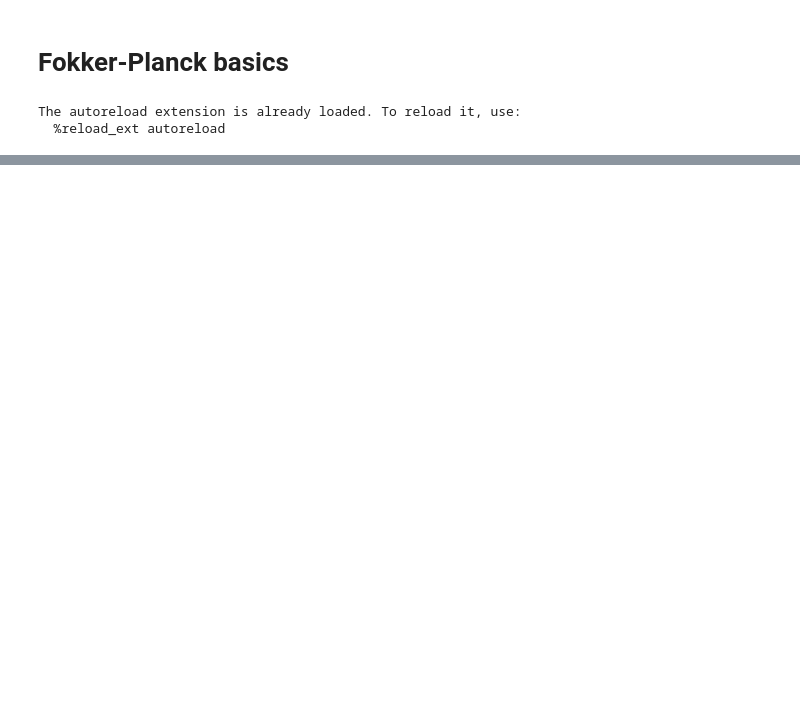
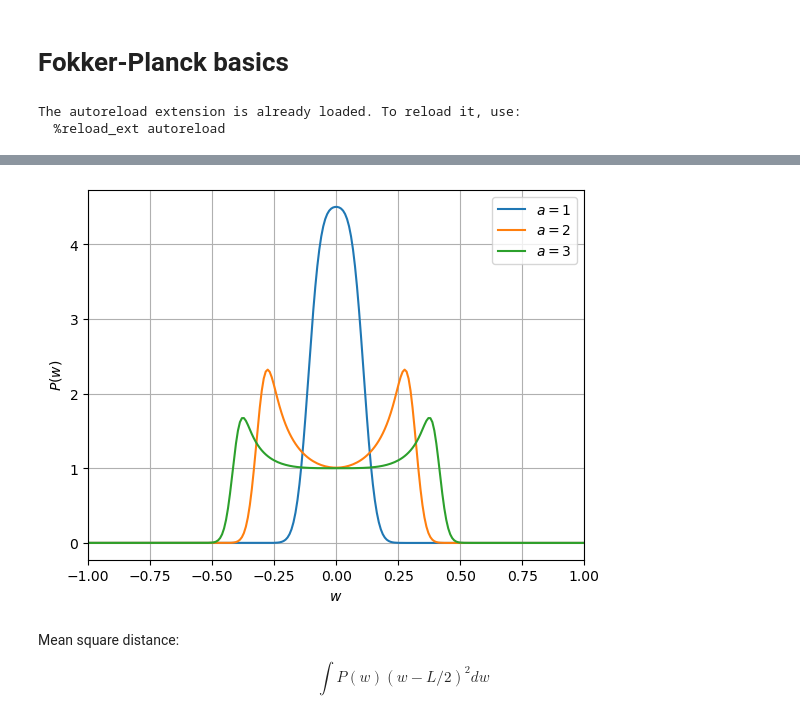
Before and after one commit to Yukee/sgd_fokker_planck, a Jupyter notebook: fokker_planck_basics.ipynb, the cells around one changed output, grey strips where cells are left out. Cells and saved outputs as stored; diff of their text form; code cells hidden in the pictures; blank space fills up the shorter version.

```diff
--- a/fokker_planck_basics.ipynb
+++ b/fokker_planck_basics.ipynb
@@ -17,24 +25,16 @@ The autoreload extension is already loaded. To reload it, use:
 # %%
-def simulate_sing(lr, dt, time, a, t, nw, w_left, w_right, zero_prob_left, zero_prob_right):
+def simulate_sing(std_e, lr, b, dt, time, a, L, nw, w_left, w_right):
     """
-    t: translation of the origin
-    lr: learning rate
-    dt: iterations per unit time
-    time: total time simulated
-    a: half distance between regular and singular minima
-    nw: number of w points
-    w_left, w_right: boundaries of the initial interval
+    a: singularity coefficient
     """
 
-    b = 20
     steps = int(time/dt)
-    v = ve = 1
+    ve = std_e**2.
+    v = 1
 
     w, w0 = sym.symbols('w w0')
     # potential
-    q = (w-t/2)**a
-    # total length of the interval simulated
-    L = t
+    q = (w-L/2)**a
 
-    x, Ps = fp.run(q, nw, lr, v, ve, a, b, L, dt, steps, w_left, w_right, zero_prob_left, zero_prob_right)
+    x, Ps = fp.run(q, nw, lr, v, ve, a, b, L, dt, steps, w_left, w_right)
     return q, x, Ps
@@ -71,0 +69,31 @@ plt.show()
+# %%
+std_e = 1.
+lr = .05
+b = 20
+time = 30
+al = [1,2,3]
+L = 4.
+w_left, w_right = -.5 + L/2, .5 + L/2
+dt = .1
+nw = 500
+
+xs, Ps = {}, {}
+for a in al:
+    q, xs[a], Ps[a] = simulate_sing(ve, lr, b, dt, time, a, L, nw, w_left, w_right)
+# %%
+for a in al:
+    plt.plot(xs[a]-L/2, Ps[a][-1], label=f'$a={a}$')
+
+plt.xlabel(r"$w$")
+plt.ylabel(r"$P(w)$")
+plt.grid()
+plt.legend()
+plt.xlim(-1,1)
+plt.show()
+# %% [output]
+[figure, added]
+# %% [markdown]
+Mean square distance:
+$$
+    \int P(w)(w-L/2)^2 dw
+$$
```
Also changed, not shown: parts of 12 cells of this notebook, 2 other files.
